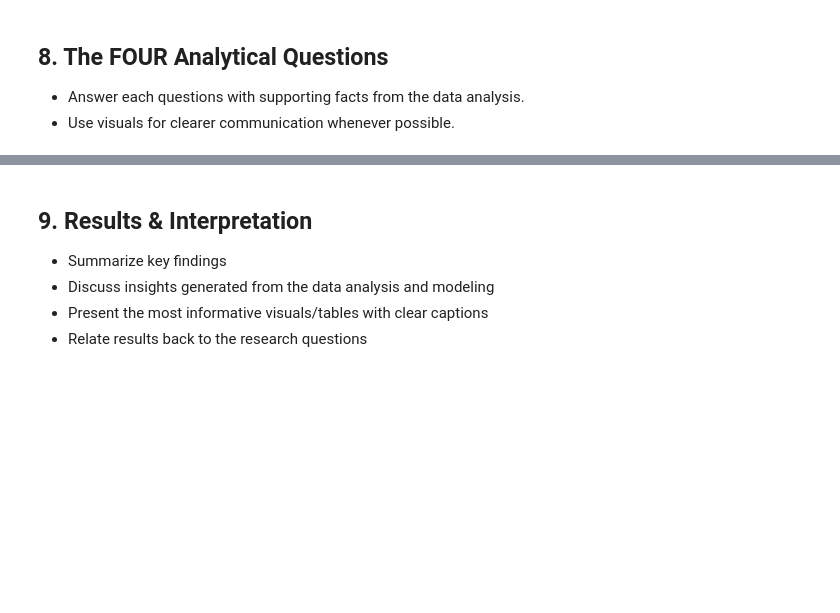
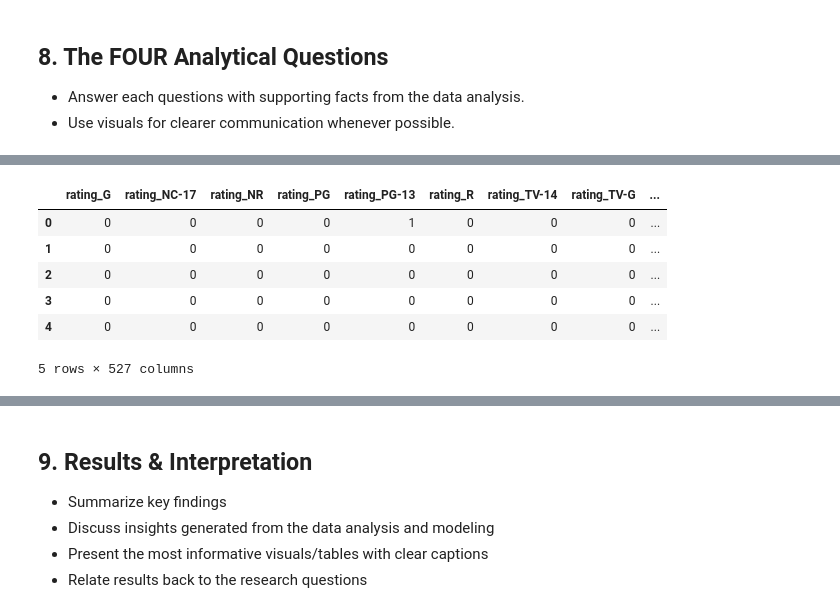
Before and after one commit to liya-eng/DSF_PROJECT, a Jupyter notebook: TTXL_GXX_Notebook.ipynb, the cells around one changed output, grey strips where cells are left out. Cells and saved outputs as stored; diff of their text form; code cells hidden in the pictures; blank space fills up the shorter version.

```diff
--- a/TTXL_GXX_Notebook.ipynb
+++ b/TTXL_GXX_Notebook.ipynb
@@ -214,0 +240,16 @@ clean_netflix.to_csv('netflix_cleaned.csv', index = False)
+# %%
+#one-hot encoding for 'rating' & 'listed_in'
+from sklearn.preprocessing import OneHotEncoder
+
+encoder = OneHotEncoder(sparse_output=False, dtype=int)
+rating_listed_cat = encoder.fit_transform(df[['rating', 'listed_in']])
+rating_listed_cat_encoded = pd.DataFrame(rating_listed_cat, columns=encoder.get_feature_names_out(['rating', 'listed_in']))
+rating_listed_cat_encoded.head()
+# %% [output]
+|  | rating_G | rating_NC-17 | rating_NR | rating_PG | rating_PG-13 | rating_R | rating_TV-14 | rating_TV-G | ... |
+| 0 | 0 | 0 | 0 | 0 | 1 | 0 | 0 | 0 | ... |
+| 1 | 0 | 0 | 0 | 0 | 0 | 0 | 0 | 0 | ... |
+| 2 | 0 | 0 | 0 | 0 | 0 | 0 | 0 | 0 | ... |
+| 3 | 0 | 0 | 0 | 0 | 0 | 0 | 0 | 0 | ... |
+| 4 | 0 | 0 | 0 | 0 | 0 | 0 | 0 | 0 | ... |
+5 rows × 527 columns
```
Also changed, not shown: parts of 18 cells of this notebook.
